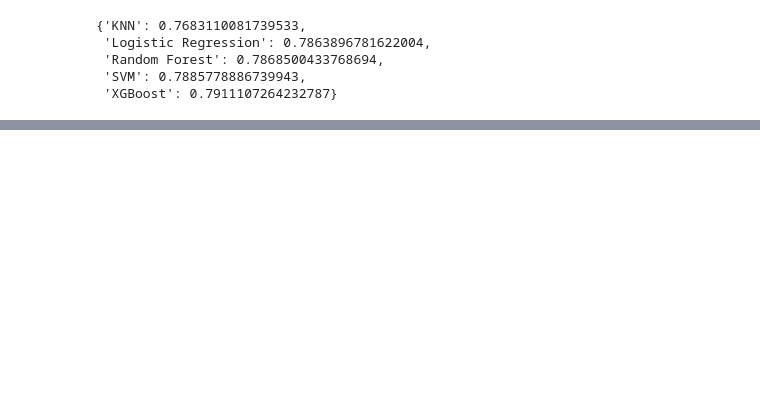
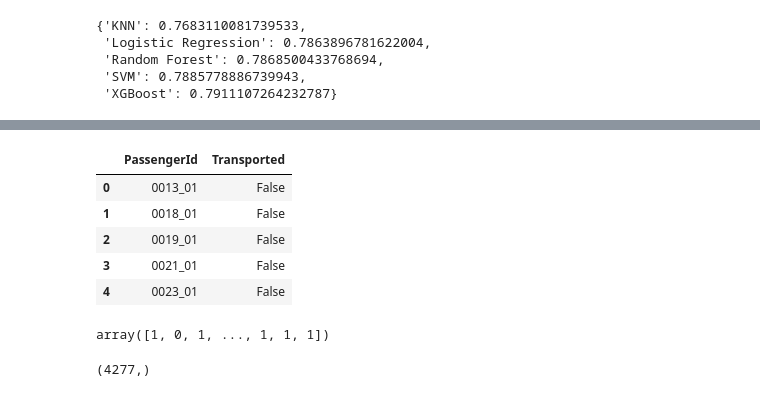
Before and after one commit to Rubic31/spaceship-titanic-project, a Jupyter notebook: end-to-end-spaceship-titanic.ipynb, the cells around one changed output, grey strips where cells are left out. Saved outputs shown, nothing was run; the diff lists cells and outputs as text; code cells hidden in the pictures; blank space fills up the shorter version.

```diff
--- a/end-to-end-spaceship-titanic.ipynb
+++ b/end-to-end-spaceship-titanic.ipynb
@@ -1210,0 +1325,11 @@ Looks like XGBoost performed the best.
+# %%
+# Look at sample submission
+sample_submission = pd.read_csv("data/sample_submission.csv")
+sample_submission.head(5)
+# %% [output]
+|  | PassengerId | Transported |
+| 0 | 0013_01 | False |
+| 1 | 0018_01 | False |
+| 2 | 0019_01 | False |
+| 3 | 0021_01 | False |
+| 4 | 0023_01 | False |
@@ -1210,0 +1347,10 @@ Looks like XGBoost performed the best.
+# %%
+# Make a predictions
+preds = loaded_xgboost.predict(X_test)
+preds
+# %% [output]
+array([1, 0, 1, ..., 1, 1, 1])
+# %%
+preds.shape
+# %% [output]
+(4277,)
```
Also changed, not shown: parts of 113 cells of this notebook.
